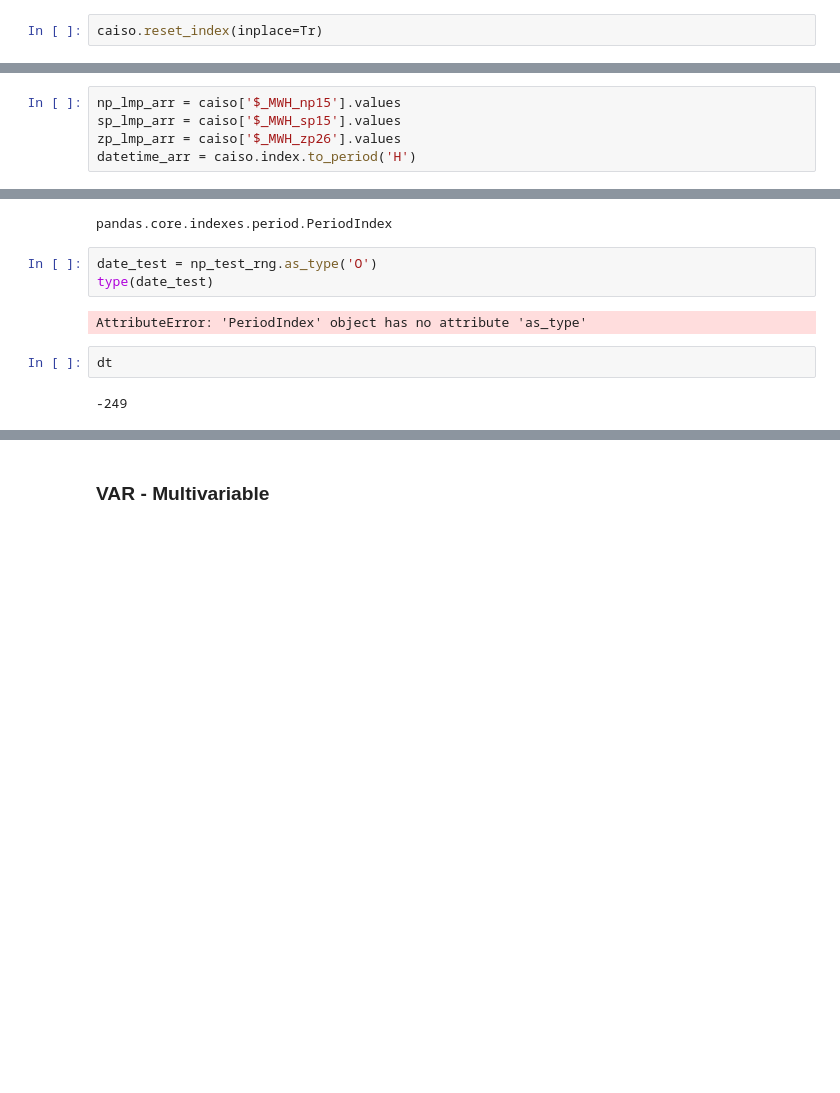
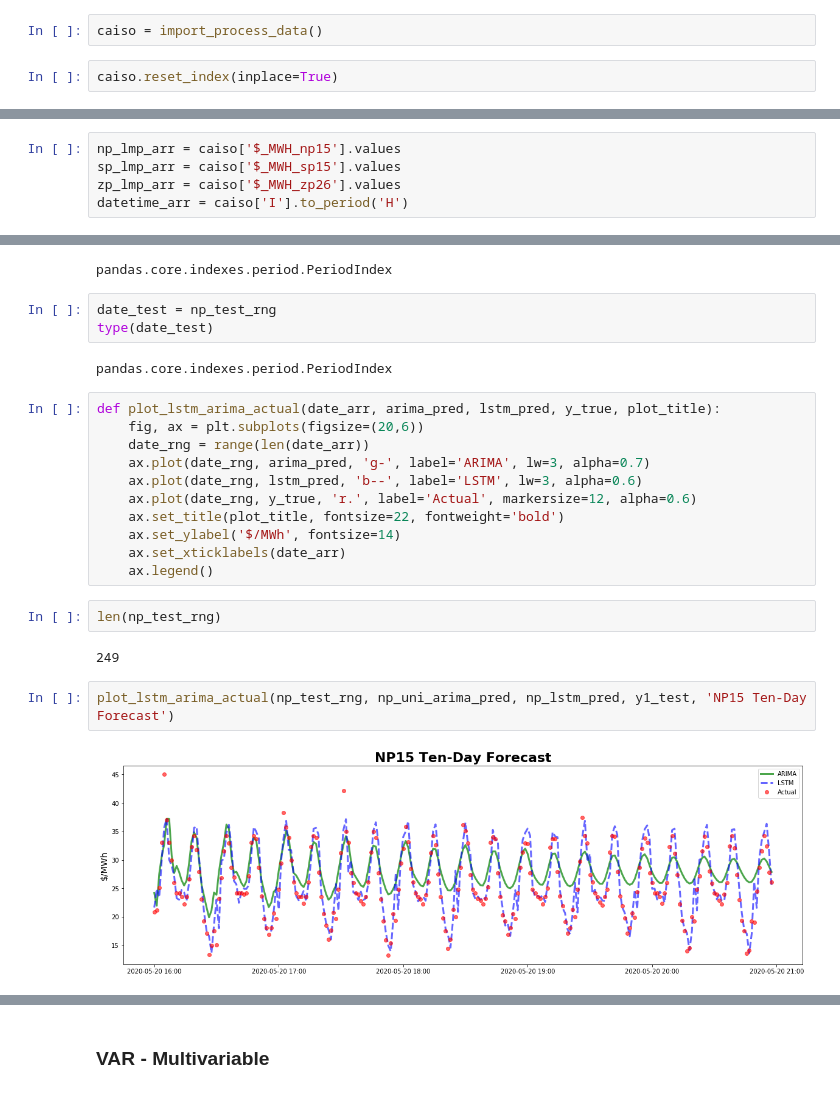
Before and after one commit to Morgan-Sell/caiso-price-forecast, a Jupyter notebook: Final.ipynb, the cells around one changed output, grey strips where cells are left out. Drawn from its saved outputs; the diff is of its cells as text; blank space fills up the shorter version.

```diff
--- a/Final.ipynb
+++ b/Final.ipynb
@@ -139,2 +139,4 @@ import_process_data()
+# %%
+caiso = import_process_data()
 # %%
-caiso.reset_index(inplace=Tr)
+caiso.reset_index(inplace=True)
@@ -150,7 +148,7 @@ caiso.reset_index(inplace=Tr)
 np_lmp_arr = caiso['$_MWH_np15'].values
 sp_lmp_arr = caiso['$_MWH_sp15'].values
 zp_lmp_arr = caiso['$_MWH_zp26'].values
-datetime_arr = caiso.index.to_period('H')
+datetime_arr = caiso['I'].to_period('H')
 # %%
 one_week_idx = len(caiso) - len(caiso[caiso['OPR_DT_PT'] >= '2020-05-24'])
 two_week_idx = len(caiso) - len(caiso[caiso['OPR_DT_PT'] >= '2020-05-17'])
@@ -275,13 +273,28 @@ type(np_test_rng)
 # %% [output]
 pandas.core.indexes.period.PeriodIndex
 # %%
-date_test = np_test_rng.as_type('O')
+date_test = np_test_rng
 type(date_test)
 # %% [output]
-AttributeError: 'PeriodIndex' object has no attribute 'as_type'
+pandas.core.indexes.period.PeriodIndex
-# %%
-dt
-# %% [output]
--249
+# %%
+def plot_lstm_arima_actual(date_arr, arima_pred, lstm_pred, y_true, plot_title):
+    fig, ax = plt.subplots(figsize=(20,6))
+    date_rng = range(len(date_arr))
+    ax.plot(date_rng, arima_pred, 'g-', label='ARIMA', lw=3, alpha=0.7)
+    ax.plot(date_rng, lstm_pred, 'b--', label='LSTM', lw=3, alpha=0.6)
+    ax.plot(date_rng, y_true, 'r.', label='Actual', markersize=12, alpha=0.6)
+    ax.set_title(plot_title, fontsize=22, fontweight='bold')
+    ax.set_ylabel('$/MWh', fontsize=14)
+    ax.set_xticklabels(date_arr)
+    ax.legend()
+# %%
+len(np_test_rng)
+# %% [output]
+249
+# %%
+plot_lstm_arima_actual(np_test_rng, np_uni_arima_pred, np_lstm_pred, y1_test, 'NP15 Ten-Day Forecast')
+# %% [output]
+[figure, added]
 # %%
 fig, ax = plt.subplots(figsize=(20,6))
```
Also changed, not shown: parts of 9 cells of this notebook.
